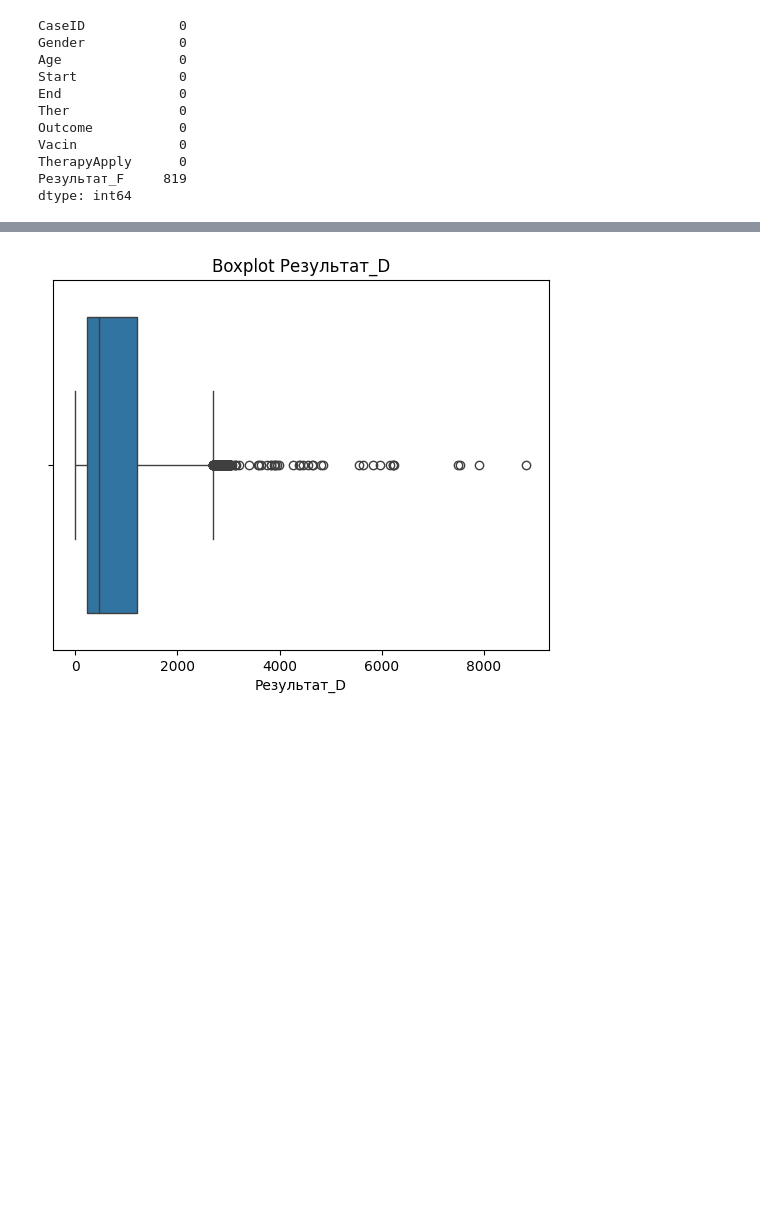
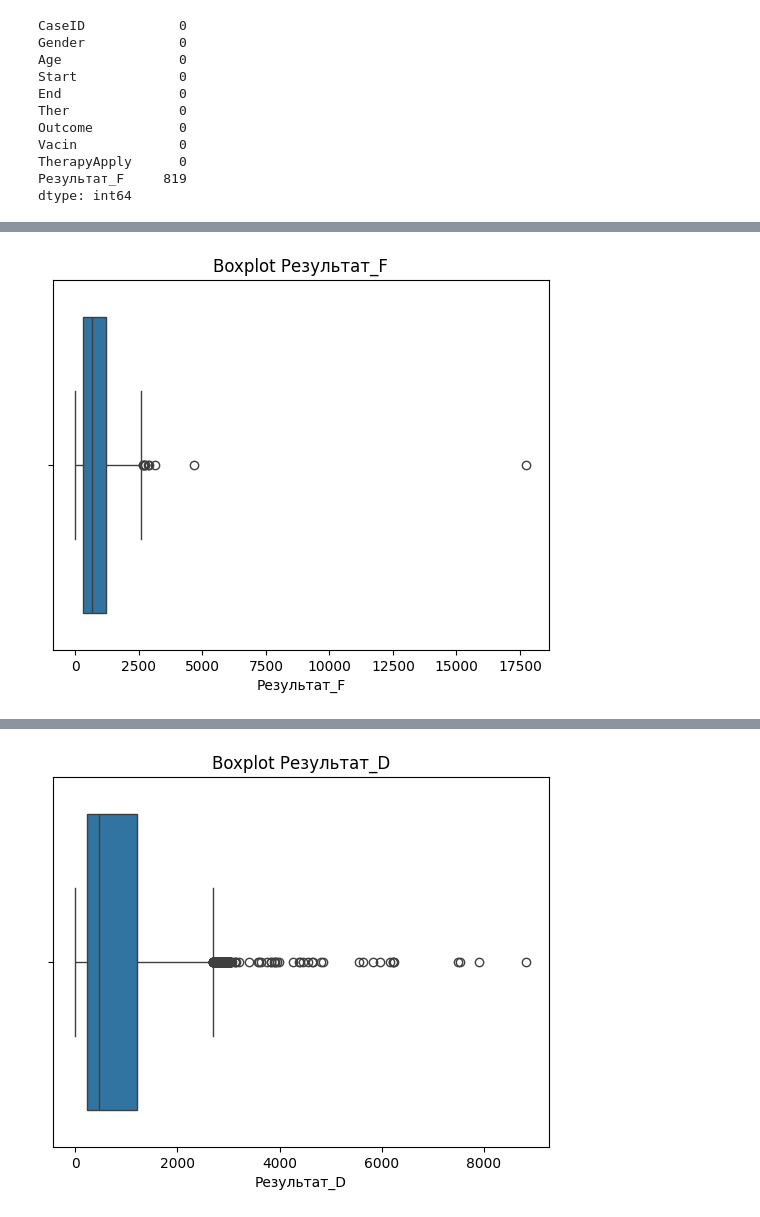
Before and after one commit to nikitanasibullin/MedAnalytics, a Jupyter notebook: data_preprocessing.ipynb, the cells around one changed output, grey strips where cells are left out. Cells and saved outputs as stored; diff of their text form; code cells hidden in the pictures; blank space fills up the shorter version.

```diff
--- a/data_preprocessing.ipynb
+++ b/data_preprocessing.ipynb
@@ -234,4 +286,11 @@ df.describe()
 # %%
 import seaborn as sns
 import matplotlib.pyplot as plt
+# %%
+sns.boxplot(x=df['Результат_F'])
+plt.title('Boxplot Результат_F')
+df.loc[df['Результат_F'] > 17500, 'Результат_F'] = np.nan
+plt.show()
+# %% [output]
+[figure, added]
 # %%
```
Also changed, not shown: parts of 8 cells of this notebook.
